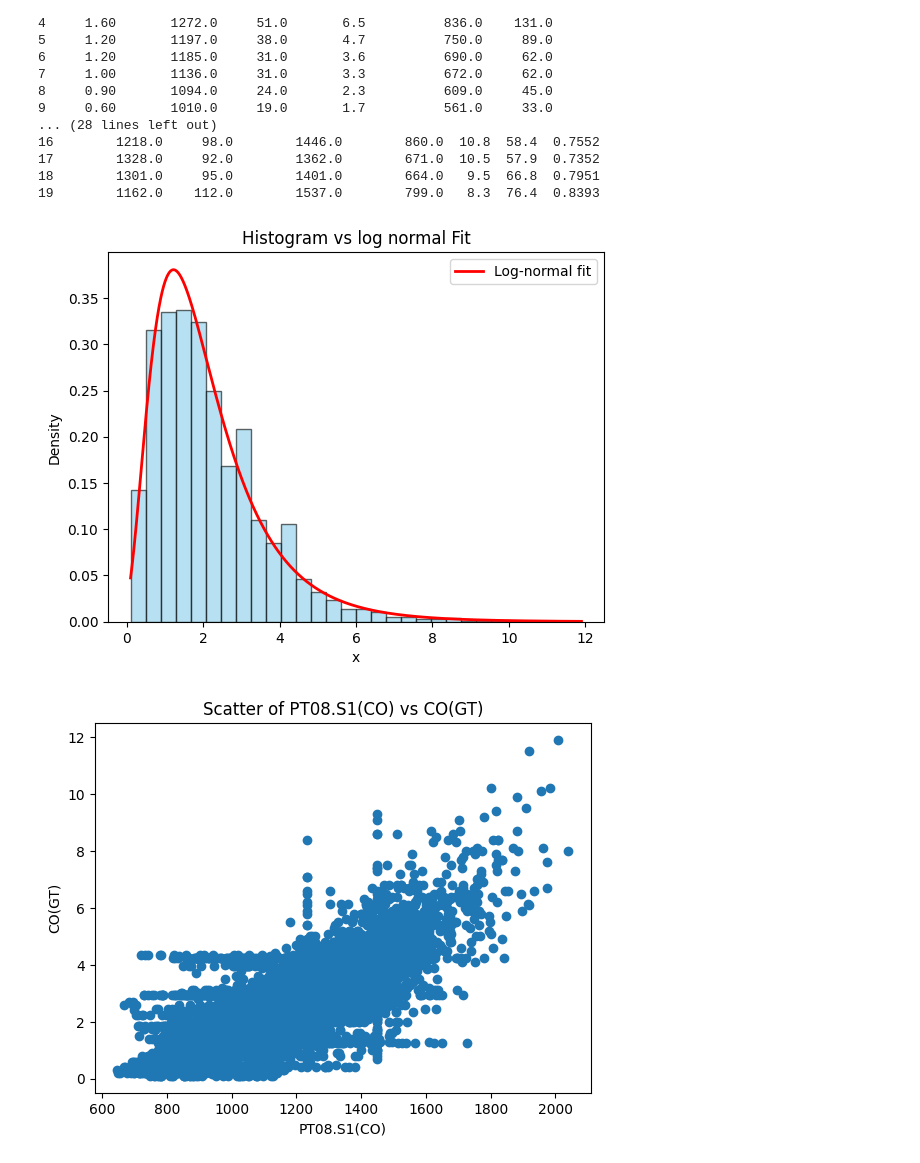
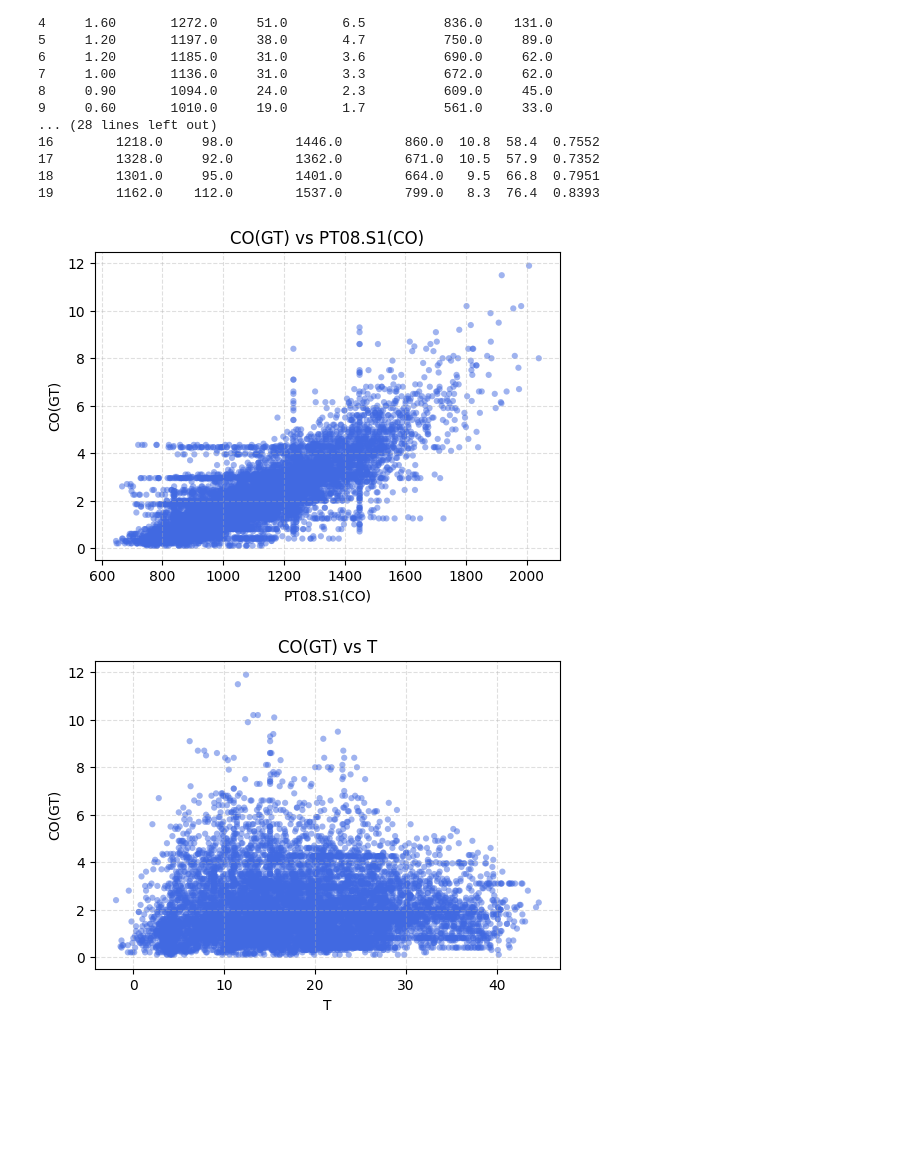
Before and after one commit to romansinkus/forecasting_air_pollution, a Jupyter notebook: eda.ipynb, the cells around one changed output. Cells and saved outputs as stored; diff of their text form; code cells hidden in the pictures; blank space fills up the shorter version.

Commit message:
Distribution, Time series plots, target vs predictors done

```diff
--- a/eda.ipynb
+++ b/eda.ipynb
@@ -42,54 +45,22 @@ print(df.head(20))
 18        1301.0     95.0        1401.0        664.0   9.5  66.8  0.7951
 19        1162.0    112.0        1537.0        799.0   8.3  76.4  0.8393
 # %%
-# plots
-x = 'PT08.S1(CO)'
+# non target variables vs CO(GT) plots
 y = 'CO(GT)'
+variables = [
+    'PT08.S1(CO)', 'T', 'RH', 'AH',
+    'PT08.S2(NMHC)', 'PT08.S3(NOx)',
+    'PT08.S4(NO2)', 'PT08.S5(O3)'
+]
 
-shape, loc, scale = lognorm.fit(df[y])
-# Histogram
-plt.hist(df[y], bins=30, density=True, alpha=0.6, color='skyblue', edgecolor='black')
-# Overlay log-normal PDF
-x = np.linspace(df[y].min(), df[y].max(), 1000)
-pdf = lognorm.pdf(x, shape, loc=loc, scale=scale)
-plt.plot(x, pdf, 'r', lw=2, label='Log-normal fit')
-plt.xlabel('x')
-plt.ylabel('Density')
-plt.title('Histogram vs log normal Fit') # CO(GT) has log normal distribution <=> log(CO) has normal dist
-plt.legend()
-plt.show()
-
-x = 'PT08.S1(CO)'
-plt.scatter(np.power(df[x], 1), np.power(df[y], 1)) # strong linear relationship (i think slightly curved)
-# plt.scatter(np.power((df[x] - df[x].mean())/df[x].std(), 1), np.power((df[x] - df[x].mean())/df[x].std(), 1))
-plt.xlabel(x)
-plt.ylabel(y)
-plt.title(f'Scatter of {x} vs {y}')
-plt.show()
-
-x = 'T'
-plt.scatter(np.power(df[x], 1), np.power(df[y], 1))
-# plt.scatter(np.power((df[x] - df[x].mean())/df[x].std(), 1), np.power((df[x] - df[x].mean())/df[x].std(), 1))
-plt.xlabel(x)
-plt.ylabel(y)
-plt.title(f'Scatter of {x} vs {y}')
-plt.show()
-
-x = 'RH'
-plt.scatter(np.power(df[x], 1), np.power(df[y], 1))
-# plt.scatter(np.power((df[x] - df[x].mean())/df[x].std(), 1), np.power((df[x] - df[x].mean())/df[x].std(), 1))
-plt.xlabel(x)
-plt.ylabel(y)
-plt.title(f'Scatter of {x} vs {y}')
-plt.show()
-
-x = 'AH'
-plt.scatter(np.power(df[x], 1), np.power(df[y], 1))
-# plt.scatter(np.power((df[x] - df[x].mean())/df[x].std(), 1), np.power((df[x] - df[x].mean())/df[x].std(), 1))
-plt.xlabel(x)
-plt.ylabel(y)
-plt.title(f'Scatter of {x} vs {y}')
-plt.show()
+for x in variables:
+    plt.figure(figsize=(6, 4))
+    plt.scatter(df[x], df[y], s=20, alpha=0.5, color='royalblue', edgecolors='none')
+    plt.xlabel(x)
+    plt.ylabel(y)
+    plt.title(f'{y} vs {x}')
+    plt.grid(True, linestyle='--', alpha=0.4)
+    plt.show()
 # %% [output]
-[figure, old version]
+[figure, new version]
-[figure, old version]
+[figure, new version]
```
Also changed, not shown: parts of 5 cells of this notebook.
